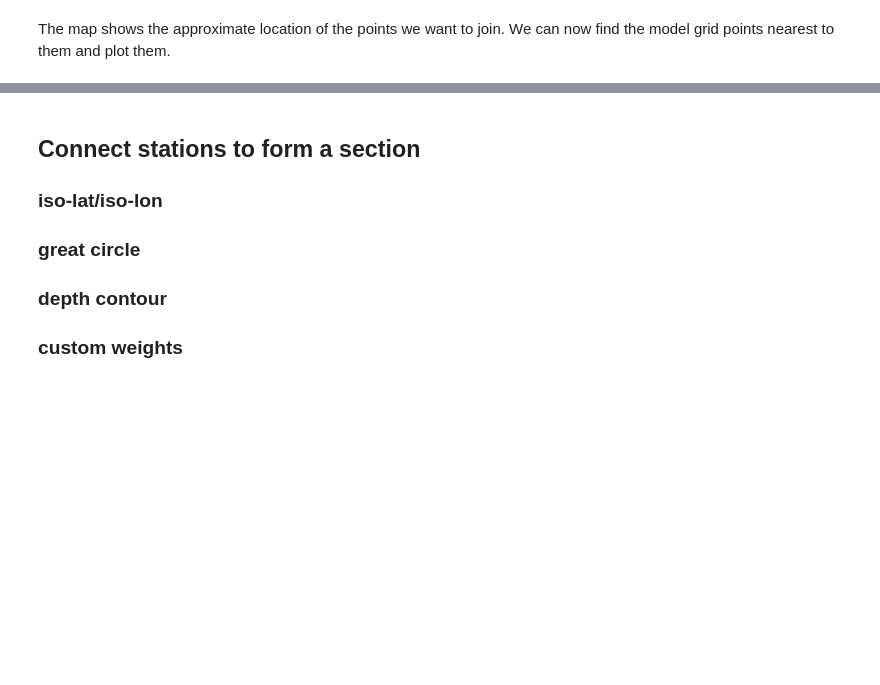
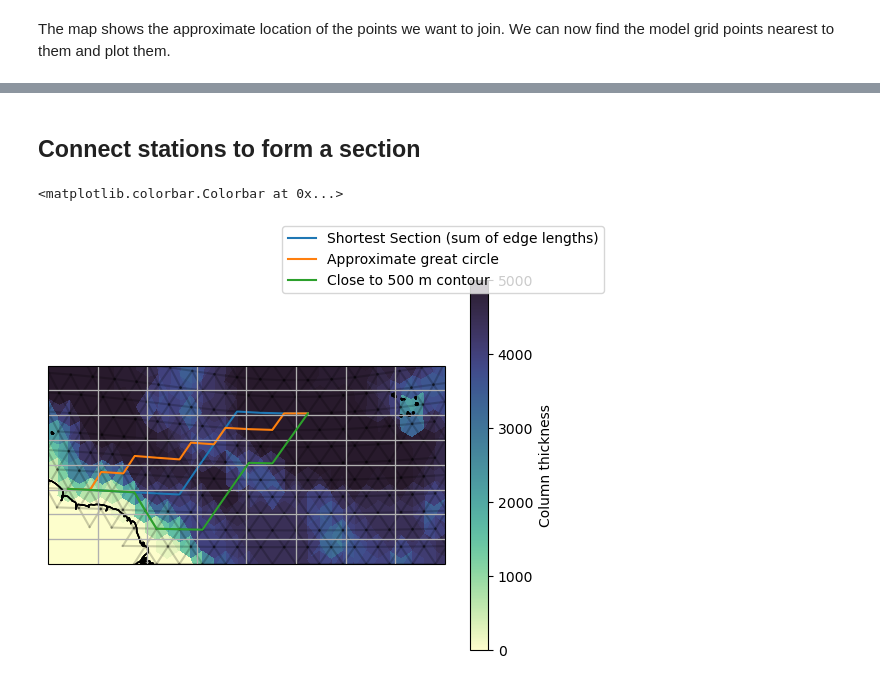
Before and after one commit to fraserwg/iconspy, a Jupyter notebook: examples/quickstart.ipynb, the cells around one changed output, grey strips where cells are left out. Drawn from its saved outputs; the diff is of its cells as text; code cells hidden in the pictures; blank space fills up the shorter version.

```diff
--- a/examples/quickstart.ipynb
+++ b/examples/quickstart.ipynb
@@ -84,10 +116,49 @@ fig.legend()
 # %% [markdown]
 ## Connect stations to form a section
-
-### iso-lat/iso-lon
-
-### great circle
-
-### depth contour
-
-### custom weights
+# %%
+shortest = ispy.Section(
+    "Shortest Section (sum of edge lengths)",
+    model_GeorgeTown,
+    model_offshore,
+    ds_IsD,
+    section_type="shortest"
+)
+
+great_circle = ispy.Section(
+    "Approximate great circle",
+    model_GeorgeTown,
+    model_offshore,
+    ds_IsD,
+    section_type="great circle"
+)
+
+contour = ispy.Section(
+    "Close to 500 m contour",
+    model_GeorgeTown,
+    model_offshore,
+    ds_IsD,
+    section_type="contour",
+    contour_data=ds_fx["column_thick_e"],
+    contour_target=500,
+)
+
+fig, ax = setup_plot_area(ds_IsD)
+shortest.plot(ax=ax)
+great_circle.plot(ax=ax)
+contour.plot(ax=ax)
+
+fig.legend()
+
+cax = ax.tripcolor(
+    ds_IsD["clon"],
+    ds_IsD["clat"],
+    ds_fx["column_thick_c"],
+    vmin=0,
+    vmax=5000,
+    cmap=cmo.deep,
+)
+
+fig.colorbar(cax, ax=ax, label="Column thickness")
+# %% [output]
+<matplotlib.colorbar.Colorbar at 0x...>
+[figure, added]
```
Also changed, not shown: parts of 5 cells of this notebook.
